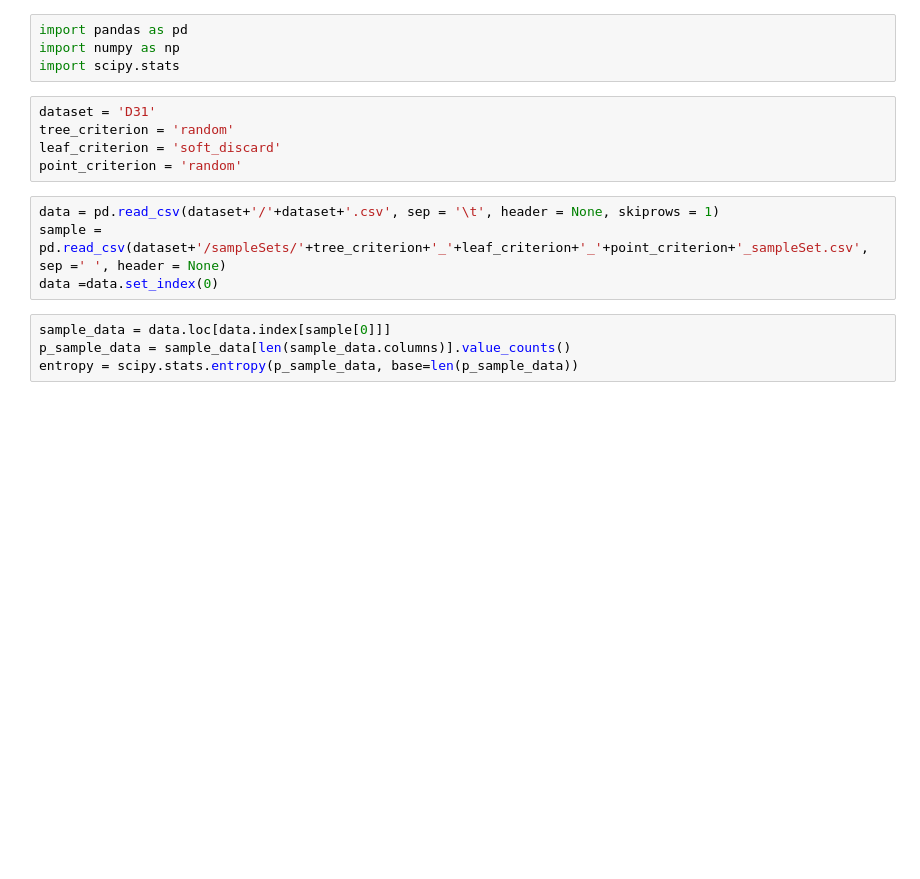
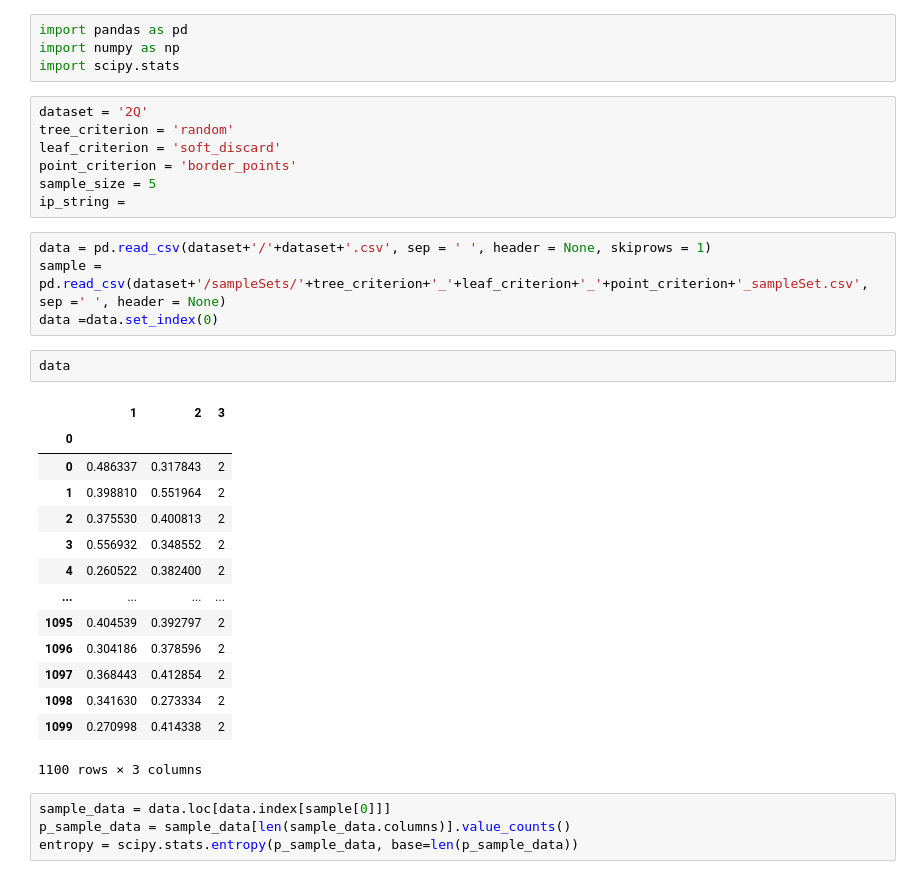
Before and after one commit to nidhiahl/if-sampling, a Jupyter notebook: entropy.ipynb, the cells around one changed output. Drawn from its saved outputs; the diff is of its cells as text; blank space fills up the shorter version.

```diff
--- a/entropy.ipynb
+++ b/entropy.ipynb
@@ -3,14 +3,33 @@ import pandas as pd
 import numpy as np
 import scipy.stats
 # %%
-dataset = 'D31'
+dataset = '2Q'
 tree_criterion = 'random'
 leaf_criterion = 'soft_discard'
-point_criterion = 'random'
+point_criterion = 'border_points'
+sample_size = 5
+ip_string =
 # %%
-data = pd.read_csv(dataset+'/'+dataset+'.csv', sep = '\t', header = None, skiprows = 1)
+data = pd.read_csv(dataset+'/'+dataset+'.csv', sep = ' ', header = None, skiprows = 1)
 sample = pd.read_csv(dataset+'/sampleSets/'+tree_criterion+'_'+leaf_criterion+'_'+point_criterion+'_sampleSet.csv', sep =' ', header = None)
 data =data.set_index(0)
+# %%
+data
+# %% [output]
+|  | 1 | 2 | 3 |
+| 0 |  |  |  |
+| 0 | 0.486337 | 0.317843 | 2 |
+| 1 | 0.398810 | 0.551964 | 2 |
+| 2 | 0.375530 | 0.400813 | 2 |
+| 3 | 0.556932 | 0.348552 | 2 |
+| 4 | 0.260522 | 0.382400 | 2 |
+| ... | ... | ... | ... |
+| 1095 | 0.404539 | 0.392797 | 2 |
+| 1096 | 0.304186 | 0.378596 | 2 |
+| 1097 | 0.368443 | 0.412854 | 2 |
+| 1098 | 0.341630 | 0.273334 | 2 |
+| 1099 | 0.270998 | 0.414338 | 2 |
+1100 rows × 3 columns
 # %%
 sample_data = data.loc[data.index[sample[0]]]
 p_sample_data = sample_data[len(sample_data.columns)].value_counts()
```
Also changed, not shown: parts of 5 cells of this notebook, 19 other files.
